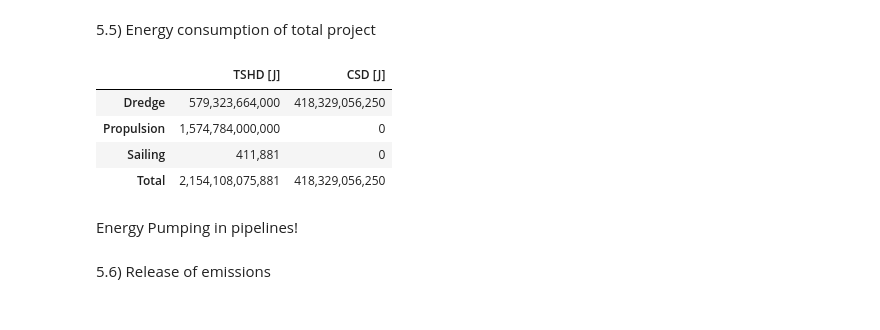
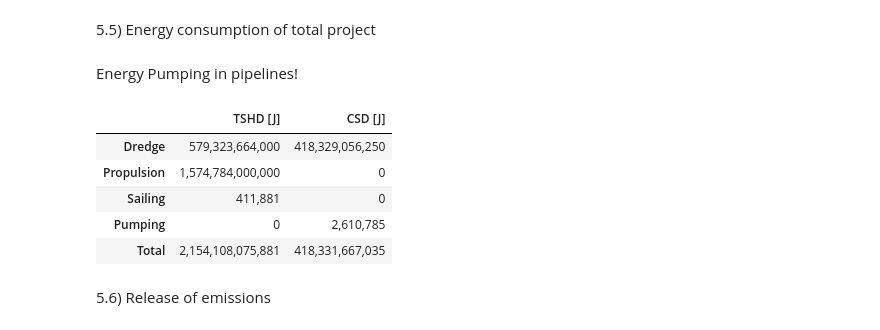
Before and after one commit to denisepierce01/Dredging, a Jupyter notebook: Dredging.ipynb, the cells around one changed output. Saved outputs shown, nothing was run; the diff lists cells and outputs as text; code cells hidden in the pictures.

```diff
--- a/Dredging.ipynb
+++ b/Dredging.ipynb
@@ -446,29 +451,33 @@ E_pumping_pipeline = 1
 # %%
 Eneregy_TSHD_sum = E_dredge_TSHD + E_dredge_propulsion_TSHD + E_sailing_total_TSHD
 Eneregy_CSD_sum = E_dredge_CSD + 0 + E_pumping_pipeline
-# %%
-# create a summary table of energy by type for TSHD and CSD and show column totals
-energy = {
-    'TSHD [J]': [E_dredge_TSHD, E_dredge_propulsion_TSHD, E_sailing_total_TSHD,],
-    'CSD  [J]': [E_dredge_CSD,    0, 0,],
-}
-rows = ['Dredge', 'Propulsion', 'Sailing']
-
-df_energy = pd.DataFrame(energy, index=rows)
-df_energy.loc['Total'] = df_energy.sum()
-
-# Display nicely formatted
-display(df_energy.style.format('{:,.0f}'))
-# %% [output]
-|  | TSHD [J] | CSD [J] |
-| Dredge | 579,323,664,000 | 418,329,056,250 |
-| Propulsion | 1,574,784,000,000 | 0 |
-| Sailing | 411,881 | 0 |
-| Total | 2,154,108,075,881 | 418,329,056,250 |
 # %% [markdown]
 Energy Pumping in pipelines!
 # %%
-E_pipeline = 74151451.45 #kWh
+P_pipeline = 2610785.28 #kWh
+E_pipeline = P_pipeline * 3600000 #J
+# %%
+# create a summary table of energy by type for TSHD and CSD and show column totals
+energy = {
+    'TSHD [J]': [E_dredge_TSHD, E_dredge_propulsion_TSHD, E_sailing_total_TSHD, 0],
+    # 'WID [J]': [500,200,50,0],
+    'CSD  [J]': [E_dredge_CSD,    0, 0, E_pipeline],
+    # 'Clamshell [J]': [0,0,0,0]
+}
+rows = ['Dredge', 'Propulsion', 'Sailing', 'Pumping']
+
+df_energy = pd.DataFrame(energy, index=rows)
+df_energy.loc['Total'] = df_energy.sum()
+
+# Display nicely formatted
+display(df_energy.style.format('{:,.0f}'))
+# %% [output]
+|  | TSHD [J] | CSD [J] |
+| Dredge | 579,323,664,000 | 418,329,056,250 |
+| Propulsion | 1,574,784,000,000 | 0 |
+| Sailing | 411,881 | 0 |
+| Pumping | 0 | 2,610,785 |
+| Total | 2,154,108,075,881 | 418,331,667,035 |
 # %% [markdown]
 5.6) Release of emissions
 # %%
```
Also changed, not shown: parts of 5 cells of this notebook, 1 other file.
